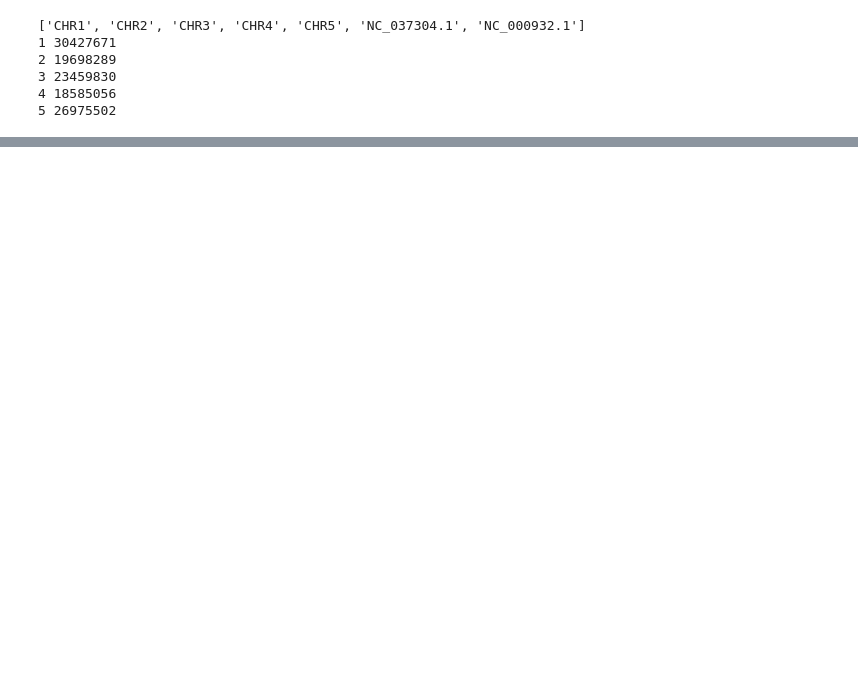
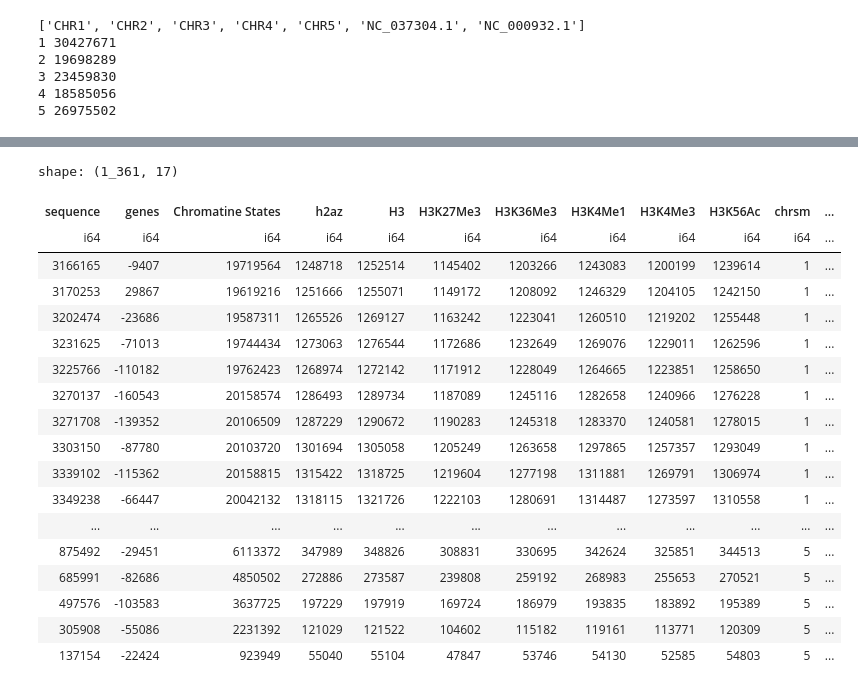
Before and after one commit to constantingoeldel/epimutation_model, a Jupyter notebook: labels.ipynb, the cells around one changed output, grey strips where cells are left out. Cells and saved outputs as stored; diff of their text form; code cells hidden in the pictures; blank space fills up the shorter version.

```diff
--- a/labels.ipynb
+++ b/labels.ipynb
@@ -135,0 +112,15 @@ shape: (30, 4)
+# %%
+chrsm_embeddings = [pl.read_parquet(f"embeddings/chr_{i}.parquet") for i in range(1, 6)]
+res = pl.DataFrame()
+for row in meth_rates.iter_rows():
+    chrsm = row[0]
+    start = row[2]
+    end = row[3]
+    print(chrsm, start, end)
+    means = chrsm_embeddings[chrsm-1][start -1: end -1].sum()
+    res = res.vstack(means)
+
+
+
+
+display(res)
@@ -136,2 +164,26 @@ shape: (30, 4)
+# %%
+agg_data = res.hstack(meth_rates)
+display(agg_data)
+agg_data.write_parquet("agg_data.parquet")
+# %% [output]
+shape: (1_361, 17)
+| sequence | genes | Chromatine States | h2az | H3 | H3K27Me3 | H3K36Me3 | H3K4Me1 | H3K4Me3 | H3K56Ac | chrsm | ... |
+| i64 | i64 | i64 | i64 | i64 | i64 | i64 | i64 | i64 | i64 | i64 | ... |
+| 3166165 | -9407 | 19719564 | 1248718 | 1252514 | 1145402 | 1203266 | 1243083 | 1200199 | 1239614 | 1 | ... |
+| 3170253 | 29867 | 19619216 | 1251666 | 1255071 | 1149172 | 1208092 | 1246329 | 1204105 | 1242150 | 1 | ... |
+| 3202474 | -23686 | 19587311 | 1265526 | 1269127 | 1163242 | 1223041 | 1260510 | 1219202 | 1255448 | 1 | ... |
+| 3231625 | -71013 | 19744434 | 1273063 | 1276544 | 1172686 | 1232649 | 1269076 | 1229011 | 1262596 | 1 | ... |
+| 3225766 | -110182 | 19762423 | 1268974 | 1272142 | 1171912 | 1228049 | 1264665 | 1223851 | 1258650 | 1 | ... |
+| 3270137 | -160543 | 20158574 | 1286493 | 1289734 | 1187089 | 1245116 | 1282658 | 1240966 | 1276228 | 1 | ... |
+| 3271708 | -139352 | 20106509 | 1287229 | 1290672 | 1190283 | 1245318 | 1283370 | 1240581 | 1278015 | 1 | ... |
+| 3303150 | -87780 | 20103720 | 1301694 | 1305058 | 1205249 | 1263658 | 1297865 | 1257357 | 1293049 | 1 | ... |
+| 3339102 | -115362 | 20158815 | 1315422 | 1318725 | 1219604 | 1277198 | 1311881 | 1269791 | 1306974 | 1 | ... |
+| 3349238 | -66447 | 20042132 | 1318115 | 1321726 | 1222103 | 1280691 | 1314487 | 1273597 | 1310558 | 1 | ... |
+| ... | ... | ... | ... | ... | ... | ... | ... | ... | ... | ... | ... |
+| 875492 | -29451 | 6113372 | 347989 | 348826 | 308831 | 330695 | 342624 | 325851 | 344513 | 5 | ... |
+| 685991 | -82686 | 4850502 | 272886 | 273587 | 239808 | 259192 | 268983 | 255653 | 270521 | 5 | ... |
+| 497576 | -103583 | 3637725 | 197229 | 197919 | 169724 | 186979 | 193835 | 183892 | 195389 | 5 | ... |
+| 305908 | -55086 | 2231392 | 121029 | 121522 | 104602 | 115182 | 119161 | 113771 | 120309 | 5 | ... |
+| 137154 | -22424 | 923949 | 55040 | 55104 | 47847 | 53746 | 54130 | 52585 | 54803 | 5 | ... |
 # %%
 for (chrsm, labels) in labels_by_chrms.items():
```
Also changed, not shown: parts of 8 cells of this notebook, 3 other files.
